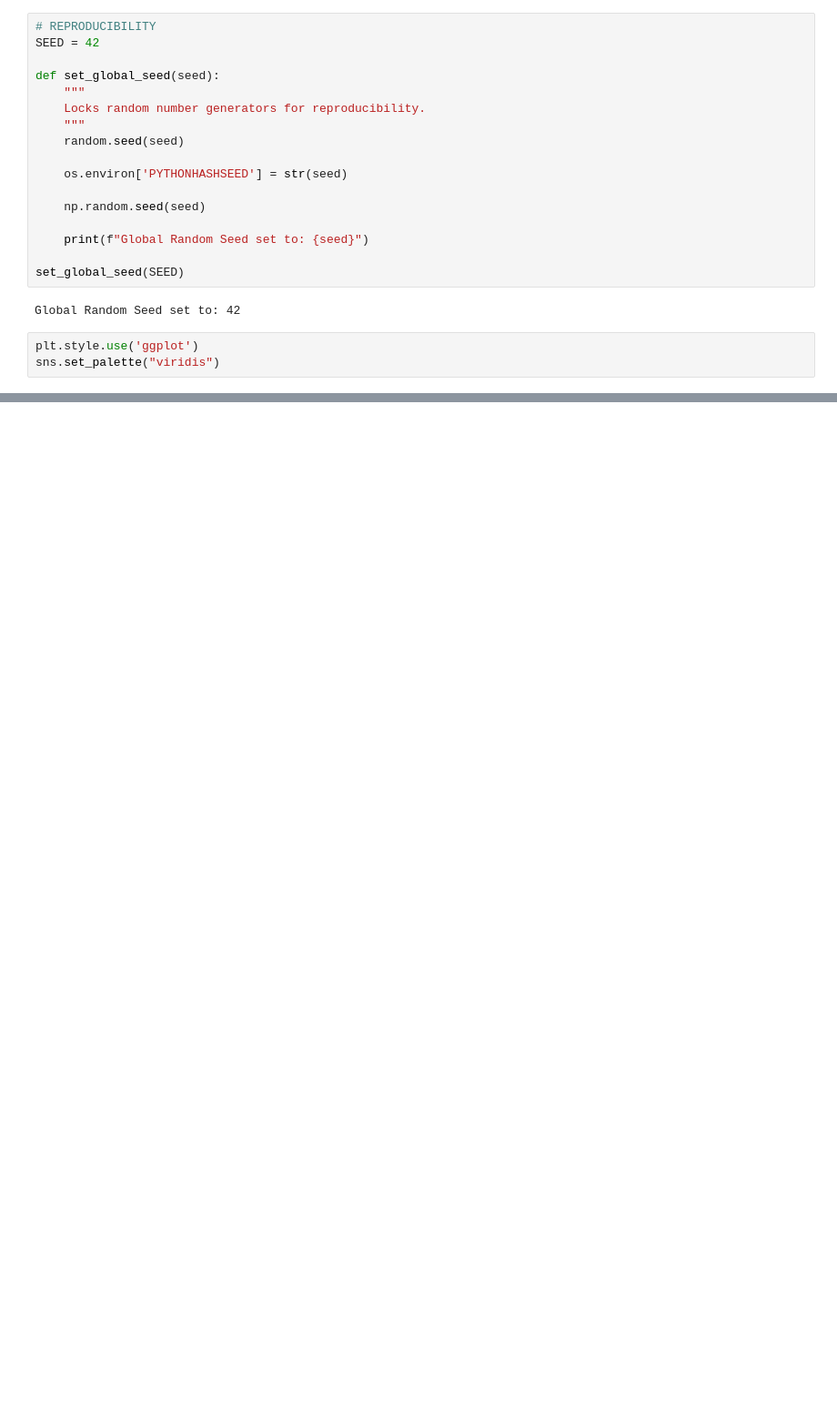
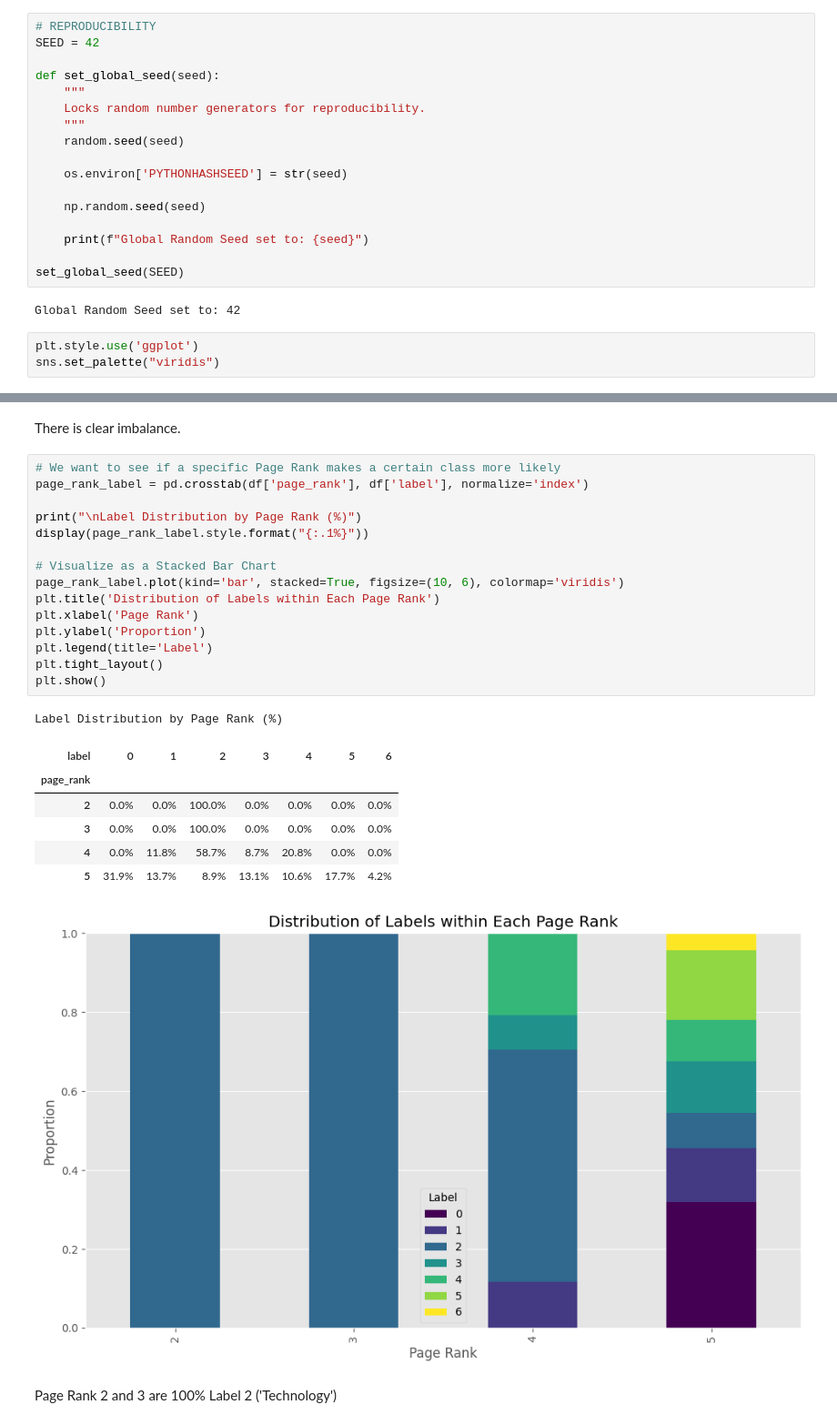
Before and after one commit to AgricolaC/DSML_News_Classification, a Jupyter notebook: eda.ipynb, the cells around one changed output, grey strips where cells are left out. Shown at 91% size. Cells and saved outputs as stored; diff of their text form; blank space fills up the shorter version.

```diff
--- a/eda.ipynb
+++ b/eda.ipynb
@@ -903,0 +151,28 @@ Evaluation Rows with Artifacts: 482 (2.4%)
+# %% [markdown]
+There is clear imbalance.
+# %%
+# We want to see if a specific Page Rank makes a certain class more likely
+page_rank_label = pd.crosstab(df['page_rank'], df['label'], normalize='index')
+
+print("\nLabel Distribution by Page Rank (%)")
+display(page_rank_label.style.format("{:.1%}"))
+
+# Visualize as a Stacked Bar Chart
+page_rank_label.plot(kind='bar', stacked=True, figsize=(10, 6), colormap='viridis')
+plt.title('Distribution of Labels within Each Page Rank')
+plt.xlabel('Page Rank')
+plt.ylabel('Proportion')
+plt.legend(title='Label')
+plt.tight_layout()
+plt.show()
+# %% [output]
+Label Distribution by Page Rank (%)
+| label | 0 | 1 | 2 | 3 | 4 | 5 | 6 |
+| page_rank |  |  |  |  |  |  |  |
+| 2 | 0.0% | 0.0% | 100.0% | 0.0% | 0.0% | 0.0% | 0.0% |
+| 3 | 0.0% | 0.0% | 100.0% | 0.0% | 0.0% | 0.0% | 0.0% |
+| 4 | 0.0% | 11.8% | 58.7% | 8.7% | 20.8% | 0.0% | 0.0% |
+| 5 | 31.9% | 13.7% | 8.9% | 13.1% | 10.6% | 17.7% | 4.2% |
+[figure, added]
+# %% [markdown]
+Page Rank 2 and 3 are 100% Label 2 ('Technology')
```
Also changed, not shown: parts of 123 cells of this notebook.
